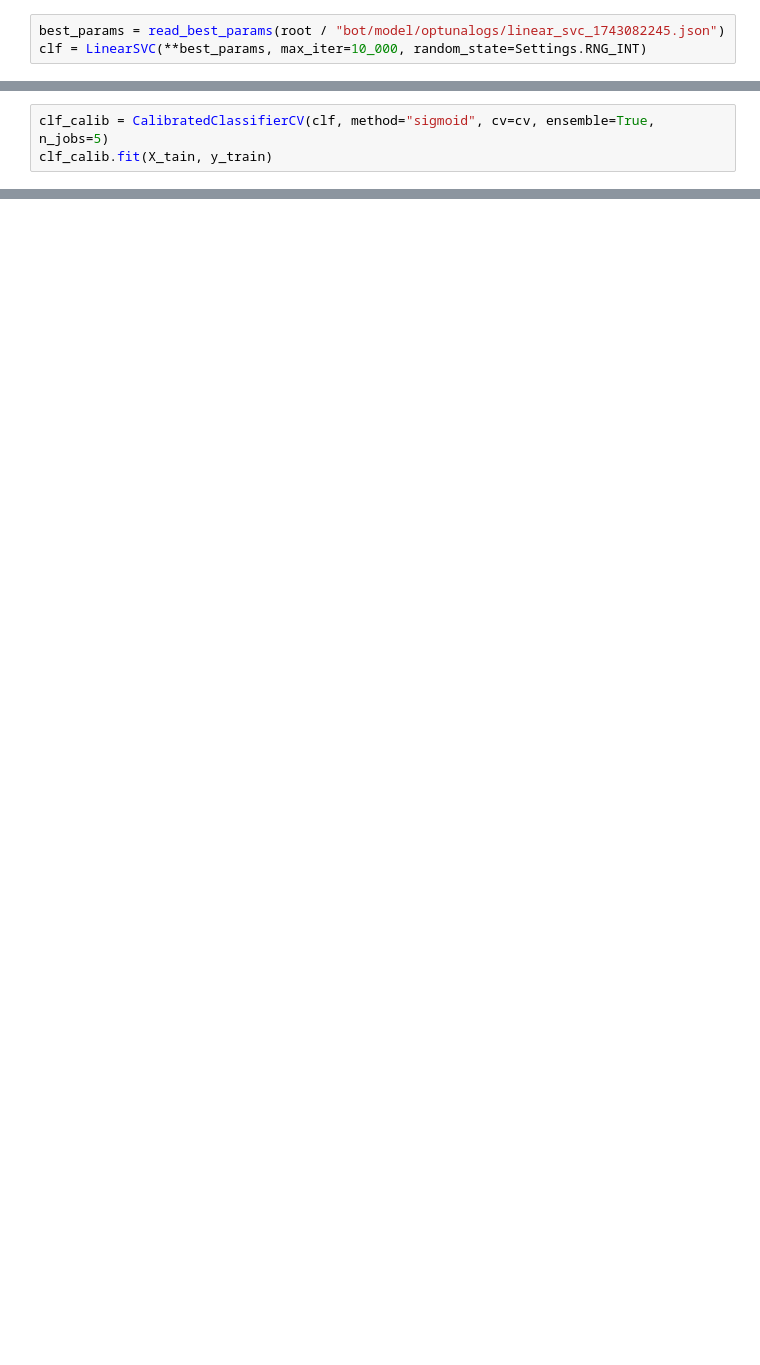
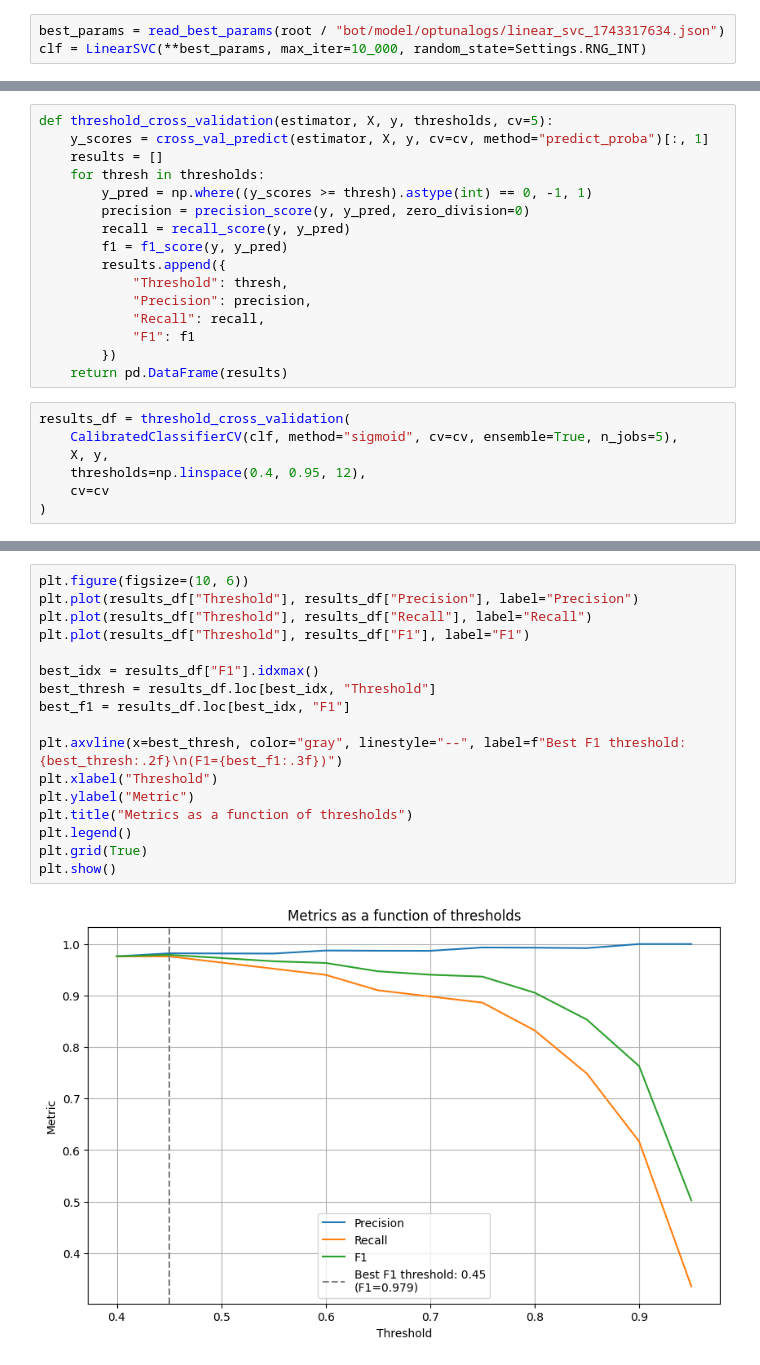
Before and after one commit to VicadP/simple-antispam-bot, a Jupyter notebook: notebooks/classifier_eval.ipynb, the cells around one changed output, grey strips where cells are left out. Drawn from its saved outputs; the diff is of its cells as text; blank space fills up the shorter version.

Commit message:
Changed the model module

```diff
--- a/notebooks/classifier_eval.ipynb
+++ b/notebooks/classifier_eval.ipynb
@@ -38,5 +25,5 @@ y_train.value_counts(normalize=True), y_test.value_counts(normalize=True)
 # %%
-best_params = read_best_params(root / "bot/model/optunalogs/linear_svc_1743082245.json")
+best_params = read_best_params(root / "bot/model/optunalogs/linear_svc_1743317634.json")
 clf = LinearSVC(**best_params, max_iter=10_000, random_state=Settings.RNG_INT)
 # %%
 f1_scores = cross_val_score(clf, X, y, cv=cv, scoring='f1')
@@ -53,3 +40,23 @@ precision: 0.9539110671936758 +/- 0.043244669349447665
+# %%
+def threshold_cross_validation(estimator, X, y, thresholds, cv=5):
+    y_scores = cross_val_predict(estimator, X, y, cv=cv, method="predict_proba")[:, 1]
+    results = []
+    for thresh in thresholds:
+        y_pred = np.where((y_scores >= thresh).astype(int) == 0, -1, 1)
+        precision = precision_score(y, y_pred, zero_division=0)
+        recall = recall_score(y, y_pred)
+        f1 = f1_score(y, y_pred)
+        results.append({
+            "Threshold": thresh,
+            "Precision": precision,
+            "Recall": recall,
+            "F1": f1
+        })
+    return pd.DataFrame(results)
 # %%
-clf_calib = CalibratedClassifierCV(clf, method="sigmoid", cv=cv, ensemble=True, n_jobs=5)
-clf_calib.fit(X_tain, y_train)
+results_df = threshold_cross_validation(
+    CalibratedClassifierCV(clf, method="sigmoid", cv=cv, ensemble=True, n_jobs=5),
+    X, y,
+    thresholds=np.linspace(0.4, 0.95, 12),
+    cv=cv
+)
@@ -74,0 +79,19 @@ plt.show()
+# %%
+plt.figure(figsize=(10, 6))
+plt.plot(results_df["Threshold"], results_df["Precision"], label="Precision")
+plt.plot(results_df["Threshold"], results_df["Recall"], label="Recall")
+plt.plot(results_df["Threshold"], results_df["F1"], label="F1")
+
+best_idx = results_df["F1"].idxmax()
+best_thresh = results_df.loc[best_idx, "Threshold"]
+best_f1 = results_df.loc[best_idx, "F1"]
+
+plt.axvline(x=best_thresh, color="gray", linestyle="--", label=f"Best F1 threshold: {best_thresh:.2f}\n(F1={best_f1:.3f})")
+plt.xlabel("Threshold")
+plt.ylabel("Metric")
+plt.title("Metrics as a function of thresholds")
+plt.legend()
+plt.grid(True)
+plt.show()
+# %% [output]
+[figure, added]
```
Also changed, not shown: parts of 9 cells of this notebook, 8 other files.
